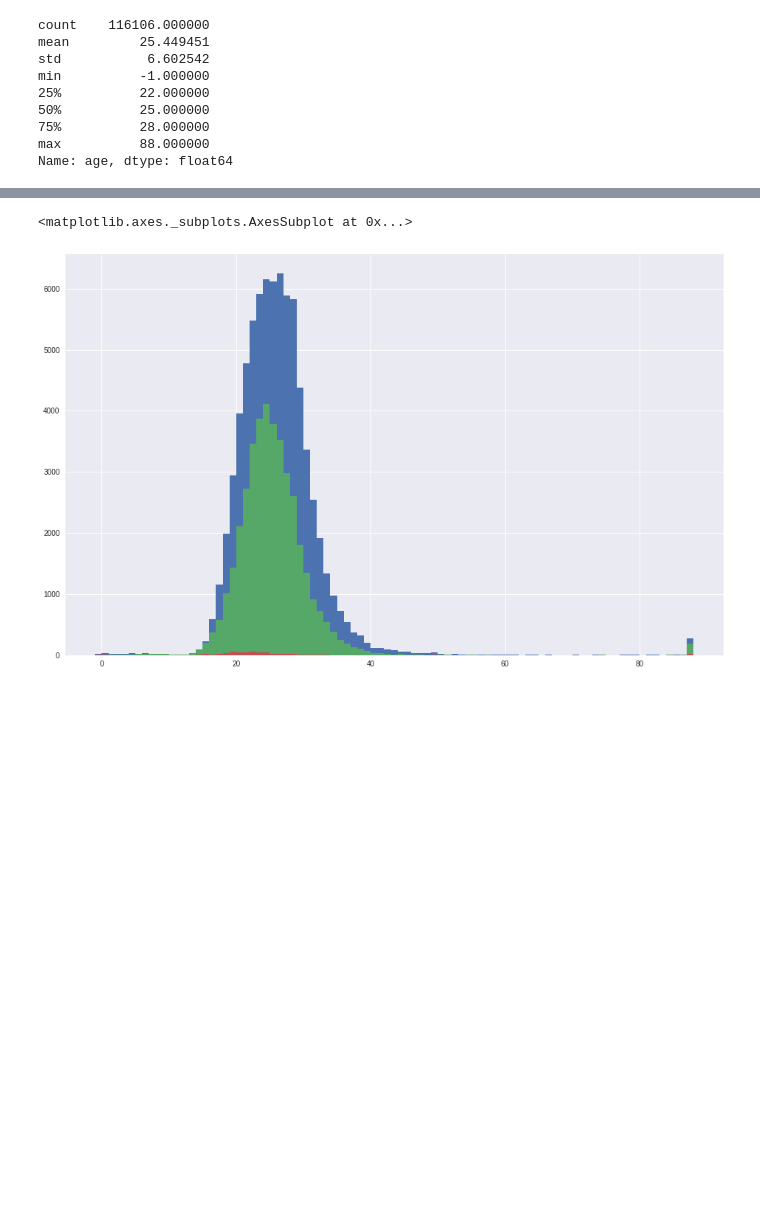
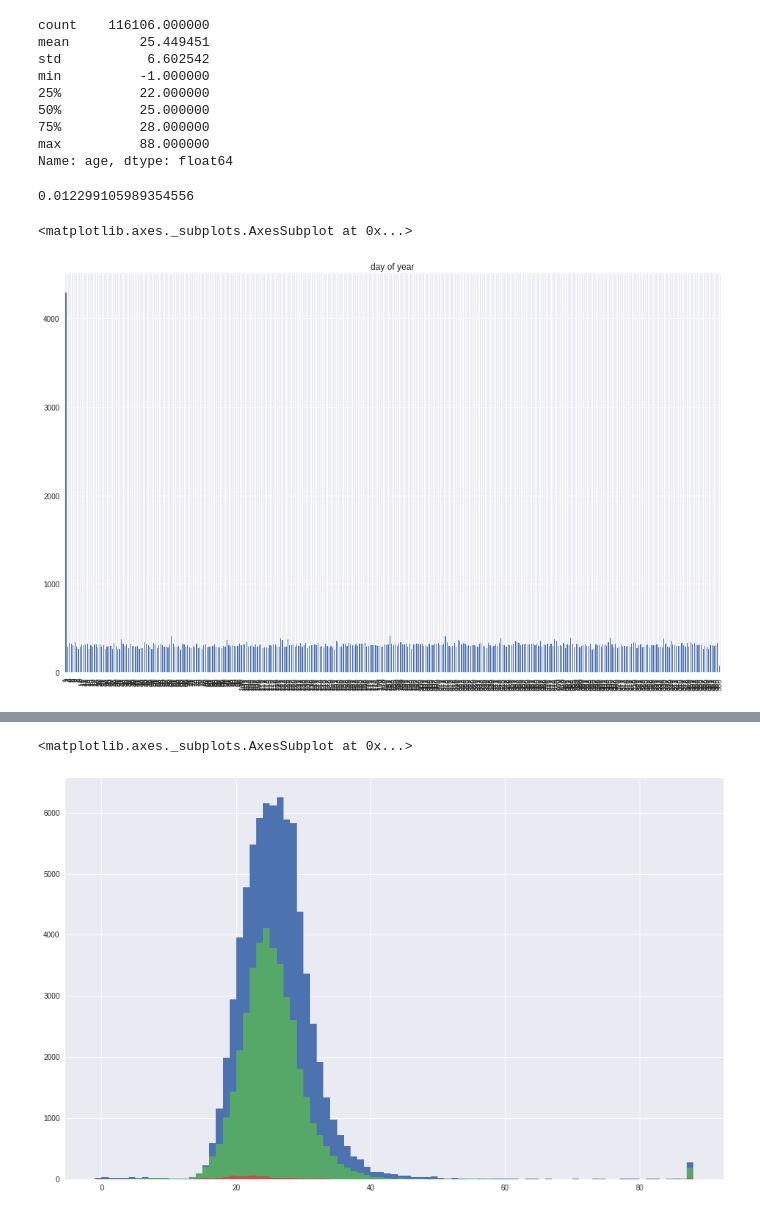
Before and after one commit to racinmat/mal-analysis, a Jupyter notebook: basic_analysis.ipynb, the cells around one changed output, grey strips where cells are left out. Drawn from its saved outputs; the diff is of its cells as text; code cells hidden in the pictures; blank space fills up the shorter version.

```diff
--- a/basic_analysis.ipynb
+++ b/basic_analysis.ipynb
@@ -87,3 +92,12 @@ min          -1.000000
 75%          28.000000
 max          88.000000
 Name: age, dtype: float64
+# %%
+((users['age'] > 45) | (users['age'] < 10)).sum() / users['age'].count()
+# %% [output]
+0.012299105989354556
+# %%
+users['birth_date'].dt.dayofyear.value_counts().sort_index().plot.bar(figsize=(16, 10), title='day of year')
+# %% [output]
+<matplotlib.axes._subplots.AxesSubplot at 0x...>
+[figure, added]
```
Also changed, not shown: parts of 9 cells of this notebook, 2 other files.
